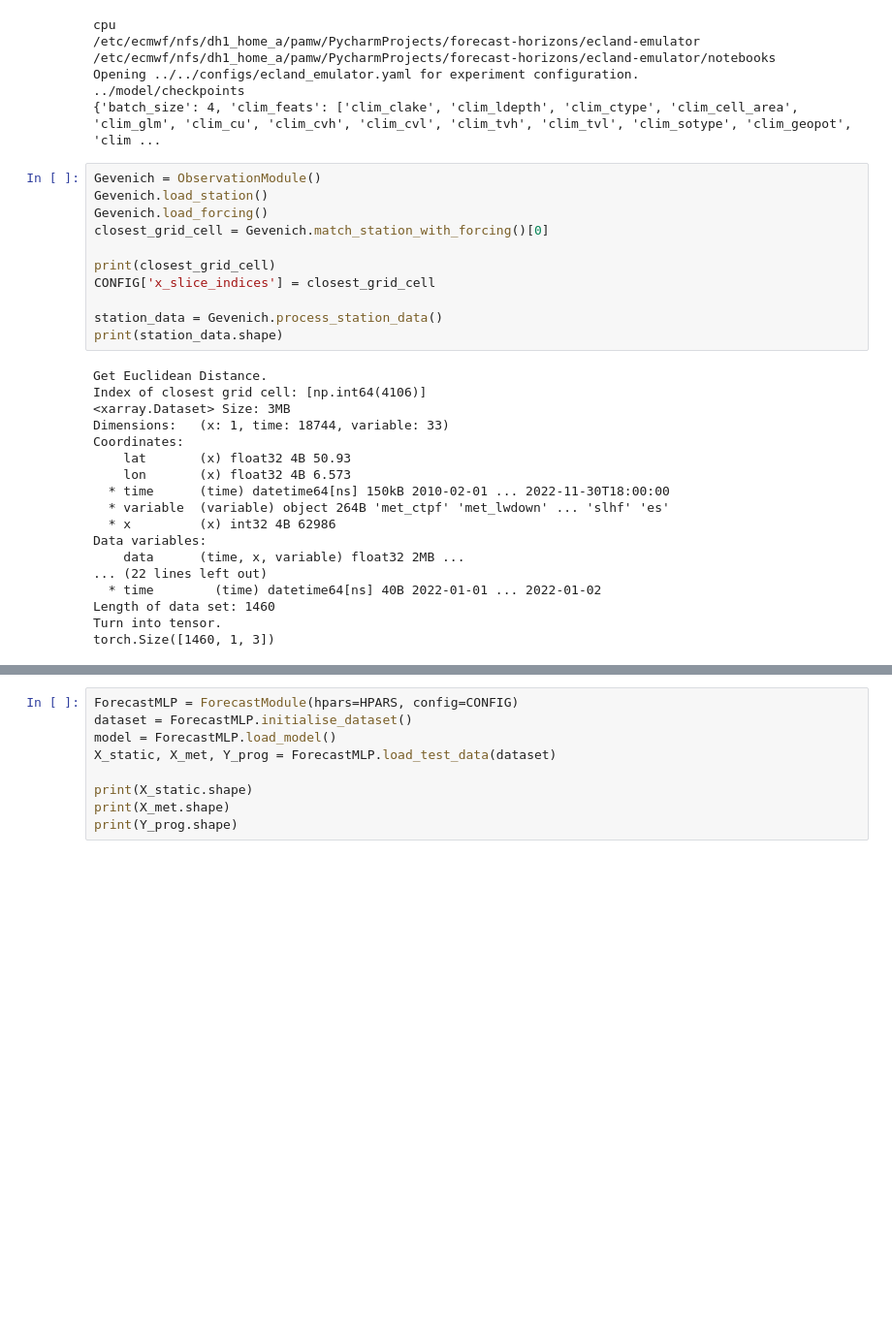
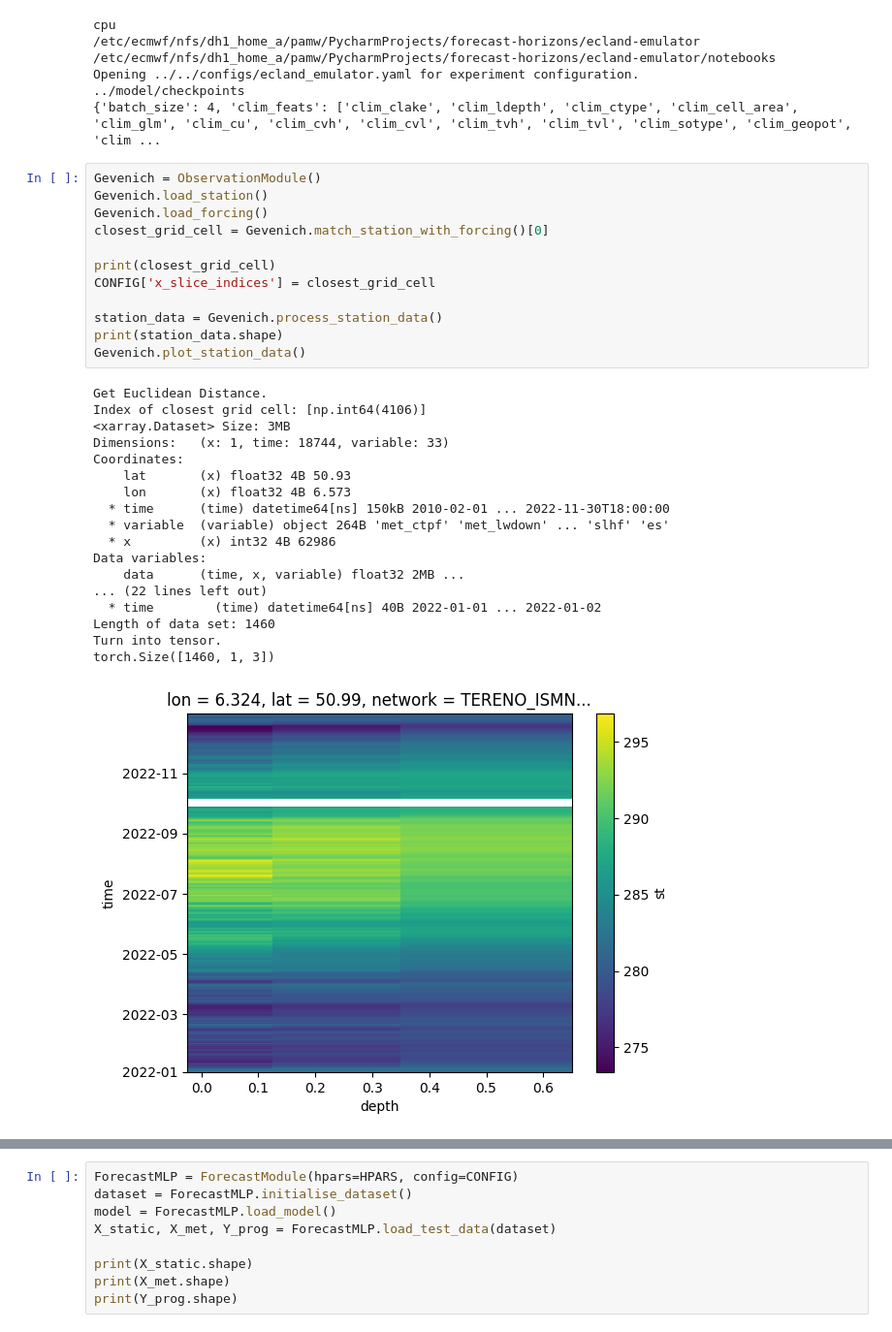
Before and after one commit to MWesselkamp/forecast-horizons, a Jupyter notebook: ecland-emulator/notebooks/evaluation_template.ipynb, the cells around one changed output, grey strips where cells are left out. Shown: that part at 97% size. Saved outputs shown, nothing was run; the diff lists cells and outputs as text; blank space fills up the shorter version.

```diff
--- a/ecland-emulator/notebooks/evaluation_template.ipynb
+++ b/ecland-emulator/notebooks/evaluation_template.ipynb
@@ -44,29 +44,31 @@ Opening ../../configs/ecland_emulator.yaml for experiment configuration.
 # %%
 Gevenich = ObservationModule()
 Gevenich.load_station()
 Gevenich.load_forcing()
 closest_grid_cell = Gevenich.match_station_with_forcing()[0]
 
 print(closest_grid_cell)
 CONFIG['x_slice_indices'] = closest_grid_cell
 
 station_data = Gevenich.process_station_data()
 print(station_data.shape)
+Gevenich.plot_station_data()
 # %% [output]
 Get Euclidean Distance.
 Index of closest grid cell: [np.int64(4106)]
 <xarray.Dataset> Size: 3MB
 Dimensions:   (x: 1, time: 18744, variable: 33)
 Coordinates:
     lat       (x) float32 4B 50.93
     lon       (x) float32 4B 6.573
   * time      (time) datetime64[ns] 150kB 2010-02-01 ... 2022-11-30T18:00:00
   * variable  (variable) object 264B 'met_ctpf' 'met_lwdown' ... 'slhf' 'es'
   * x         (x) int32 4B 62986
 Data variables:
     data      (time, x, variable) float32 2MB ...
 ... (22 lines left out)
   * time        (time) datetime64[ns] 40B 2022-01-01 ... 2022-01-02
 Length of data set: 1460
 Turn into tensor.
 torch.Size([1460, 1, 3])
+[figure, added]
```
Also changed, not shown: parts of 11 cells of this notebook, 4 other files.
